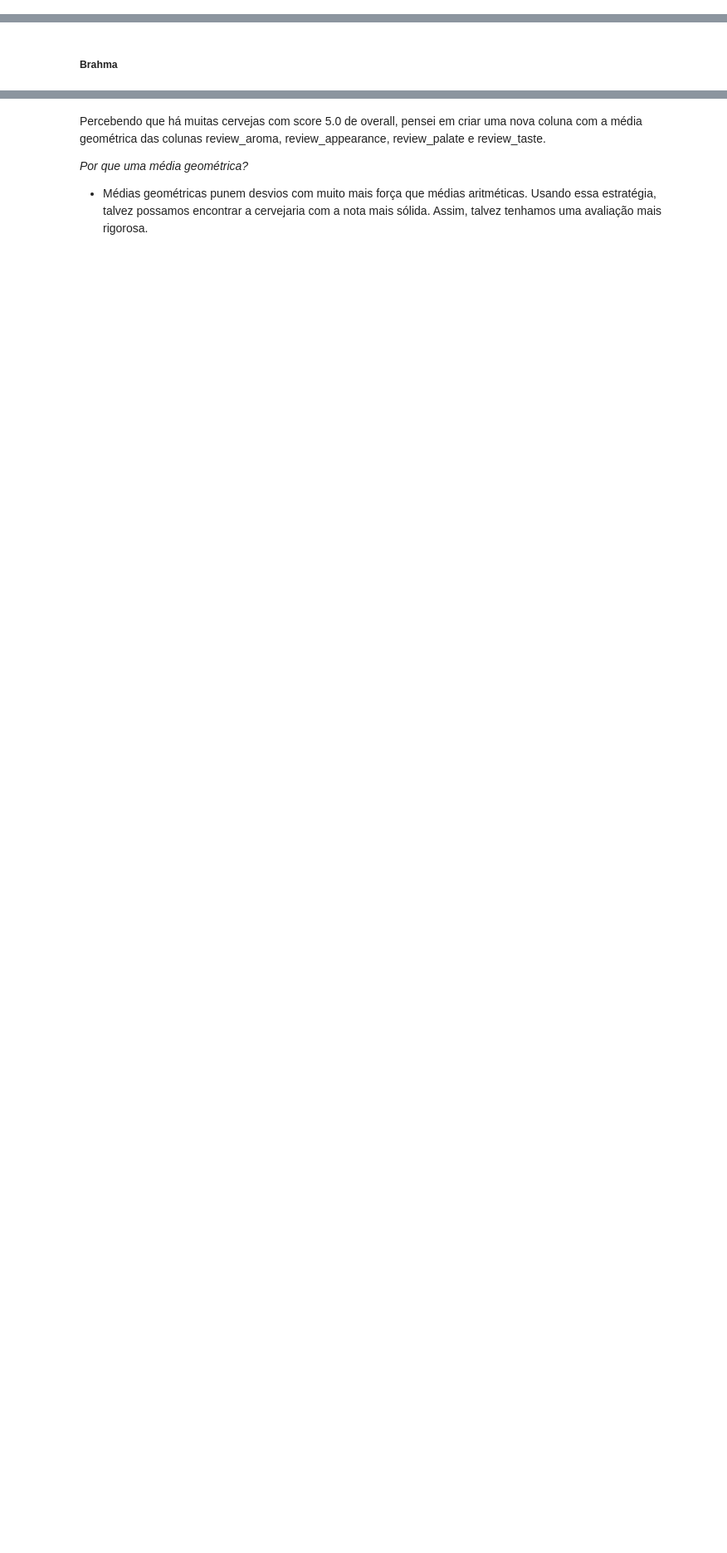
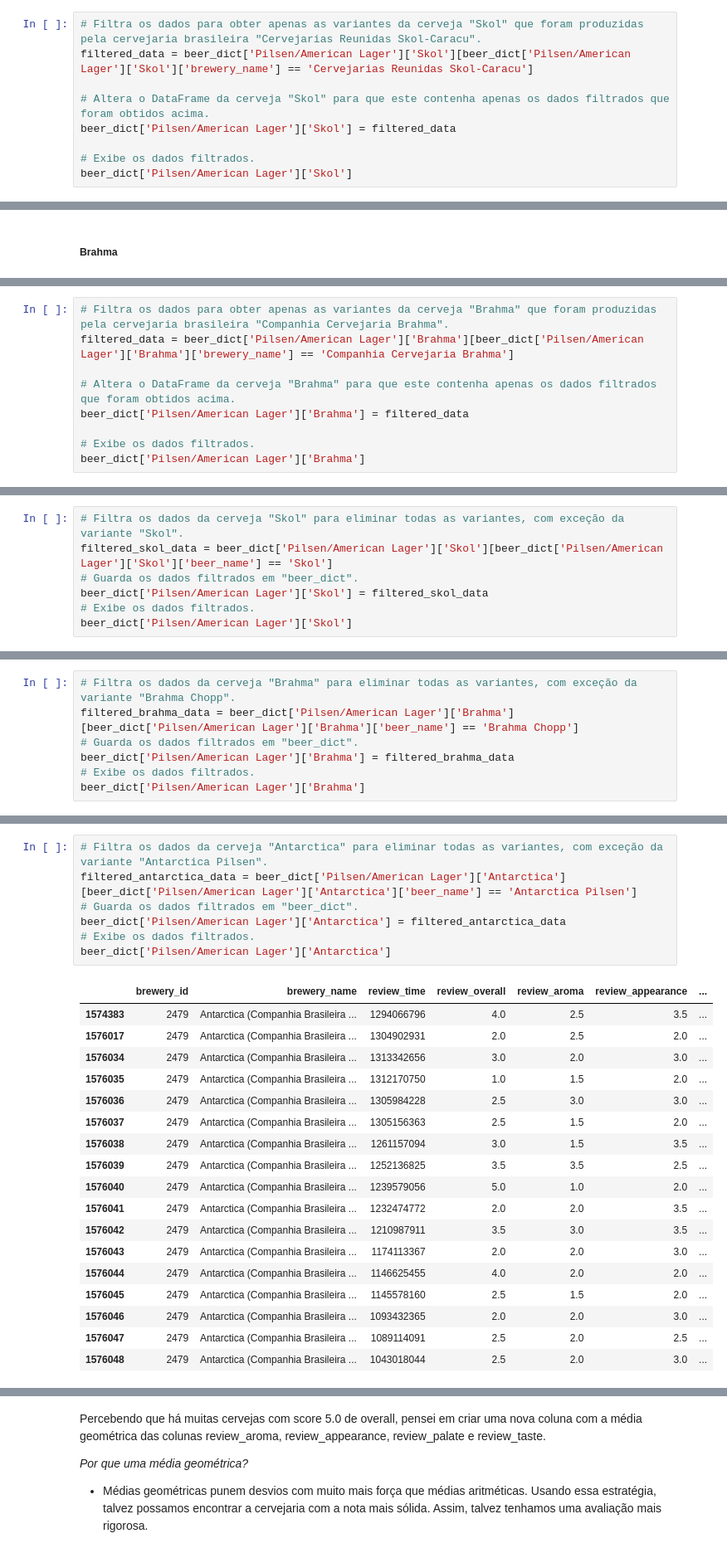
Before and after one commit to fea-dev-usp/analise-da-breja, a Jupyter notebook: Notas de Breja por Cervejaria.ipynb, the cells around one changed output, grey strips where cells are left out. Shown at 83% size. Cells and saved outputs as stored; diff of their text form; blank space fills up the shorter version.

Commit message:
a dataframe was generated with the evaluations of some Brazilian beers

```diff
--- a/Notas de Breja por Cervejaria.ipynb
+++ b/Notas de Breja por Cervejaria.ipynb
@@ -174,0 +247,9 @@ data[data['beer_name'].str.startswith('Antarctica', na=False)]['brewery_name'].u
+# %%
+# Filtra os dados para obter apenas as variantes da cerveja "Skol" que foram produzidas pela cervejaria brasileira "Cervejarias Reunidas Skol-Caracu".
+filtered_data = beer_dict['Pilsen/American Lager']['Skol'][beer_dict['Pilsen/American Lager']['Skol']['brewery_name'] == 'Cervejarias Reunidas Skol-Caracu']
+
+# Altera o DataFrame da cerveja "Skol" para que este contenha apenas os dados filtrados que foram obtidos acima.
+beer_dict['Pilsen/American Lager']['Skol'] = filtered_data
+
+# Exibe os dados filtrados.
+beer_dict['Pilsen/American Lager']['Skol']
@@ -176,0 +292,9 @@ data[data['beer_name'].str.startswith('Antarctica', na=False)]['brewery_name'].u
+# %%
+# Filtra os dados para obter apenas as variantes da cerveja "Brahma" que foram produzidas pela cervejaria brasileira "Companhia Cervejaria Brahma".
+filtered_data = beer_dict['Pilsen/American Lager']['Brahma'][beer_dict['Pilsen/American Lager']['Brahma']['brewery_name'] == 'Companhia Cervejaria Brahma']
+
+# Altera o DataFrame da cerveja "Brahma" para que este contenha apenas os dados filtrados que foram obtidos acima.
+beer_dict['Pilsen/American Lager']['Brahma'] = filtered_data
+
+# Exibe os dados filtrados.
+beer_dict['Pilsen/American Lager']['Brahma']
@@ -185,0 +376,7 @@ reviews[reviews['brewery_name'] == 'Companhia Cervejaria Brahma']['beer_name'].u
+# %%
+# Filtra os dados da cerveja "Skol" para eliminar todas as variantes, com exceção da variante "Skol".
+filtered_skol_data = beer_dict['Pilsen/American Lager']['Skol'][beer_dict['Pilsen/American Lager']['Skol']['beer_name'] == 'Skol']
+# Guarda os dados filtrados em "beer_dict".
+beer_dict['Pilsen/American Lager']['Skol'] = filtered_skol_data
+# Exibe os dados filtrados.
+beer_dict['Pilsen/American Lager']['Skol']
@@ -185,0 +401,7 @@ reviews[reviews['brewery_name'] == 'Companhia Cervejaria Brahma']['beer_name'].u
+# %%
+# Filtra os dados da cerveja "Brahma" para eliminar todas as variantes, com exceção da variante "Brahma Chopp".
+filtered_brahma_data = beer_dict['Pilsen/American Lager']['Brahma'][beer_dict['Pilsen/American Lager']['Brahma']['beer_name'] == 'Brahma Chopp']
+# Guarda os dados filtrados em "beer_dict".
+beer_dict['Pilsen/American Lager']['Brahma'] = filtered_brahma_data
+# Exibe os dados filtrados.
+beer_dict['Pilsen/American Lager']['Brahma']
@@ -185,0 +426,26 @@ reviews[reviews['brewery_name'] == 'Companhia Cervejaria Brahma']['beer_name'].u
+# %%
+# Filtra os dados da cerveja "Antarctica" para eliminar todas as variantes, com exceção da variante "Antarctica Pilsen".
+filtered_antarctica_data = beer_dict['Pilsen/American Lager']['Antarctica'][beer_dict['Pilsen/American Lager']['Antarctica']['beer_name'] == 'Antarctica Pilsen']
+# Guarda os dados filtrados em "beer_dict".
+beer_dict['Pilsen/American Lager']['Antarctica'] = filtered_antarctica_data
+# Exibe os dados filtrados.
+beer_dict['Pilsen/American Lager']['Antarctica']
+# %% [output]
+|  | brewery_id | brewery_name | review_time | review_overall | review_aroma | review_appearance | ... |
+| 1574383 | 2479 | Antarctica (Companhia Brasileira ... | 1294066796 | 4.0 | 2.5 | 3.5 | ... |
+| 1576017 | 2479 | Antarctica (Companhia Brasileira ... | 1304902931 | 2.0 | 2.5 | 2.0 | ... |
+| 1576034 | 2479 | Antarctica (Companhia Brasileira ... | 1313342656 | 3.0 | 2.0 | 3.0 | ... |
+| 1576035 | 2479 | Antarctica (Companhia Brasileira ... | 1312170750 | 1.0 | 1.5 | 2.0 | ... |
+| 1576036 | 2479 | Antarctica (Companhia Brasileira ... | 1305984228 | 2.5 | 3.0 | 3.0 | ... |
+| 1576037 | 2479 | Antarctica (Companhia Brasileira ... | 1305156363 | 2.5 | 1.5 | 2.0 | ... |
+| 1576038 | 2479 | Antarctica (Companhia Brasileira ... | 1261157094 | 3.0 | 1.5 | 3.5 | ... |
+| 1576039 | 2479 | Antarctica (Companhia Brasileira ... | 1252136825 | 3.5 | 3.5 | 2.5 | ... |
+| 1576040 | 2479 | Antarctica (Companhia Brasileira ... | 1239579056 | 5.0 | 1.0 | 2.0 | ... |
+| 1576041 | 2479 | Antarctica (Companhia Brasileira ... | 1232474772 | 2.0 | 2.0 | 3.5 | ... |
+| 1576042 | 2479 | Antarctica (Companhia Brasileira ... | 1210987911 | 3.5 | 3.0 | 3.5 | ... |
+| 1576043 | 2479 | Antarctica (Companhia Brasileira ... | 1174113367 | 2.0 | 2.0 | 3.0 | ... |
+| 1576044 | 2479 | Antarctica (Companhia Brasileira ... | 1146625455 | 4.0 | 2.0 | 2.0 | ... |
+| 1576045 | 2479 | Antarctica (Companhia Brasileira ... | 1145578160 | 2.5 | 1.5 | 2.0 | ... |
+| 1576046 | 2479 | Antarctica (Companhia Brasileira ... | 1093432365 | 2.0 | 2.0 | 3.0 | ... |
+| 1576047 | 2479 | Antarctica (Companhia Brasileira ... | 1089114091 | 2.5 | 2.0 | 2.5 | ... |
+| 1576048 | 2479 | Antarctica (Companhia Brasileira ... | 1043018044 | 2.5 | 2.0 | 3.0 | ... |
```
Also changed, not shown: parts of 66 cells of this notebook.
